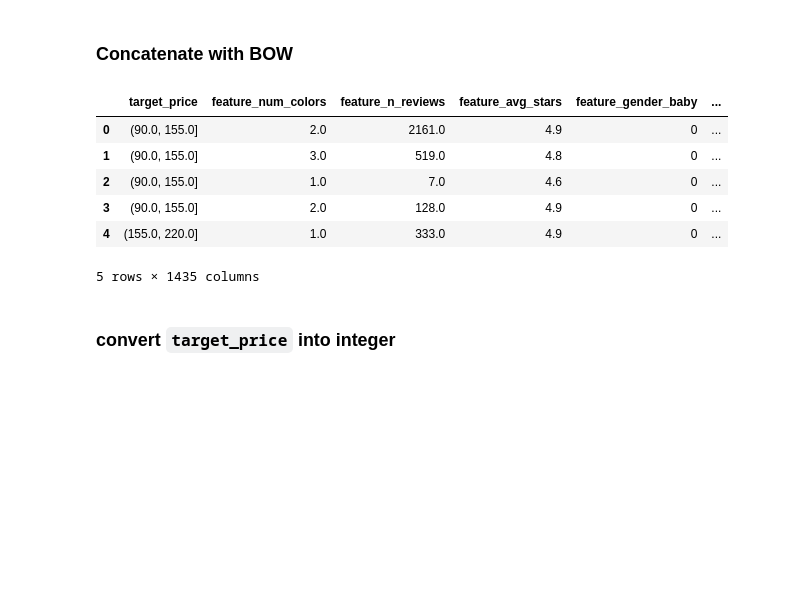
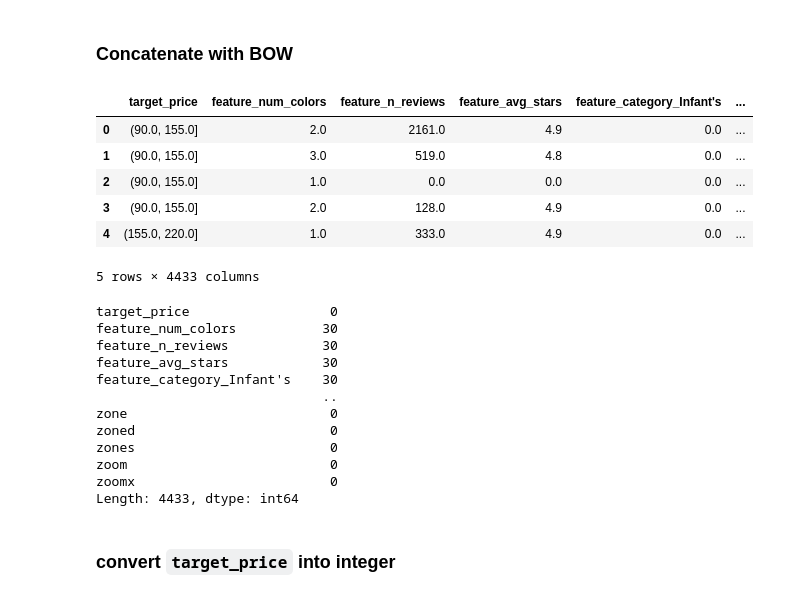
Before and after one commit to jasonkyungkim/nike_adidas_shoes, a Jupyter notebook: nike_eda.ipynb, the cells around one changed output. Drawn from its saved outputs; the diff is of its cells as text; code cells hidden in the pictures; blank space fills up the shorter version.

```diff
--- a/nike_eda.ipynb
+++ b/nike_eda.ipynb
@@ -666,0 +664,3 @@ df_sub.head(3)
+# %%
+df_tfidf = pd.read_csv("data/nike_tfidf_mat.csv", index_col = 0)
+df_tfidf.head(2)
@@ -667,21 +677,34 @@ df_sub.head(3)
 # %% [markdown]
 ### Concatenate with BOW
-# %%
-df_sub.reset_index(drop=True, inplace=True)
 # %%
-df_model = pd.concat([df_processed[['price']], df_sub, df_processed.drop('price', axis=1)], axis=1)
+# df_model = pd.concat([df_processed[['price']], df_sub, df_processed.drop('price', axis=1)], axis=1)
+df_model = df_processed[['price']].join(df_sub).join(df_tfidf)
+# df_model = pd.concat([df_processed[['price']], df_sub, df_processed.drop('price', axis=1)], axis=1)
+df_model.rename({'price': 'target_price'}, axis = 1, inplace = True)
+display(df_model.head())
+df_model.isna().sum()
+# %% [output]
+|  | target_price | feature_num_colors | feature_n_reviews | feature_avg_stars | feature_category_Infant's | ... |
+| 0 | (90.0, 155.0] | 2.0 | 2161.0 | 4.9 | 0.0 | ... |
+| 1 | (90.0, 155.0] | 3.0 | 519.0 | 4.8 | 0.0 | ... |
+| 2 | (90.0, 155.0] | 1.0 | 0.0 | 0.0 | 0.0 | ... |
+| 3 | (90.0, 155.0] | 2.0 | 128.0 | 4.9 | 0.0 | ... |
+| 4 | (155.0, 220.0] | 1.0 | 333.0 | 4.9 | 0.0 | ... |
+5 rows × 4433 columns
+target_price                  0
+feature_num_colors           30
+feature_n_reviews            30
+feature_avg_stars            30
+feature_category_Infant's    30
+                             ..
+zone                          0
+zoned                         0
+zones                         0
+zoom                          0
+zoomx                         0
+Length: 4433, dtype: int64
 # %%
 df_model.rename({'price': 'target_price'}, axis=1, inplace=True)
-# %%
-df_model.head()
-# %% [output]
-|  | target_price | feature_num_colors | feature_n_reviews | feature_avg_stars | feature_gender_baby | ... |
-| 0 | (90.0, 155.0] | 2.0 | 2161.0 | 4.9 | 0 | ... |
-| 1 | (90.0, 155.0] | 3.0 | 519.0 | 4.8 | 0 | ... |
-| 2 | (90.0, 155.0] | 1.0 | 7.0 | 4.6 | 0 | ... |
-| 3 | (90.0, 155.0] | 2.0 | 128.0 | 4.9 | 0 | ... |
-| 4 | (155.0, 220.0] | 1.0 | 333.0 | 4.9 | 0 | ... |
-5 rows × 1435 columns
 # %% [markdown]
 ### convert `target_price` into integer
 # %%
```
Also changed, not shown: parts of 28 cells of this notebook.
